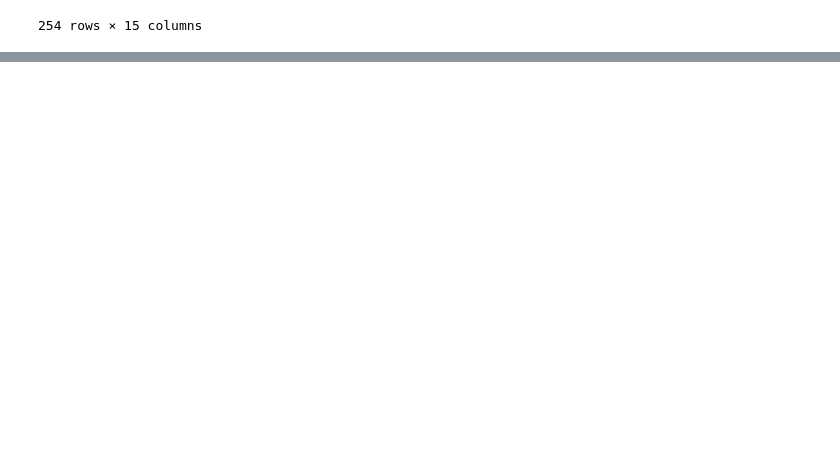
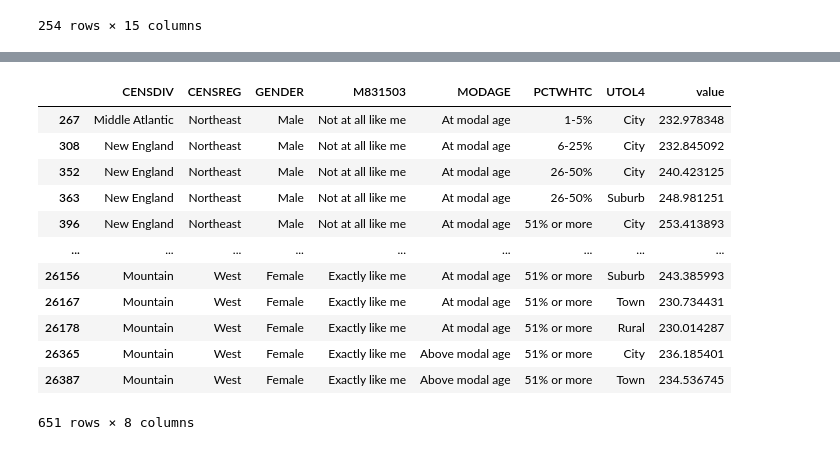
Before and after one commit to corwindark/5300_education_test_scores_project, a Jupyter notebook: api.ipynb, the cells around one changed output, grey strips where cells are left out. Drawn from its saved outputs; the diff is of its cells as text; code cells hidden in the pictures; blank space fills up the shorter version.

```diff
--- a/api.ipynb
+++ b/api.ipynb
@@ -259,0 +317,25 @@ plt.show()
+# %%
+other = raw
+
+other = other[other['value'] != 999]
+
+variables = other['variable'].str.split('+', expand=True).iloc[0].tolist()
+varValues = other['varValueLabel'].str.split('+', expand=True)
+varValues.columns = variables
+other = pd.concat([other, varValues], axis=1)
+other = other[['CENSDIV','CENSREG','GENDER','M831503','MODAGE','PCTWHTC','UTOL4', 'value']]
+other
+# %% [output]
+|  | CENSDIV | CENSREG | GENDER | M831503 | MODAGE | PCTWHTC | UTOL4 | value |
+| 267 | Middle Atlantic | Northeast | Male | Not at all like me | At modal age | 1-5% | City | 232.978348 |
+| 308 | New England | Northeast | Male | Not at all like me | At modal age | 6-25% | City | 232.845092 |
+| 352 | New England | Northeast | Male | Not at all like me | At modal age | 26-50% | City | 240.423125 |
+| 363 | New England | Northeast | Male | Not at all like me | At modal age | 26-50% | Suburb | 248.981251 |
+| 396 | New England | Northeast | Male | Not at all like me | At modal age | 51% or more | City | 253.413893 |
+| ... | ... | ... | ... | ... | ... | ... | ... | ... |
+| 26156 | Mountain | West | Female | Exactly like me | At modal age | 51% or more | Suburb | 243.385993 |
+| 26167 | Mountain | West | Female | Exactly like me | At modal age | 51% or more | Town | 230.734431 |
+| 26178 | Mountain | West | Female | Exactly like me | At modal age | 51% or more | Rural | 230.014287 |
+| 26365 | Mountain | West | Female | Exactly like me | Above modal age | 51% or more | City | 236.185401 |
+| 26387 | Mountain | West | Female | Exactly like me | Above modal age | 51% or more | Town | 234.536745 |
+651 rows × 8 columns
```
Also changed, not shown: parts of 9 cells of this notebook.
